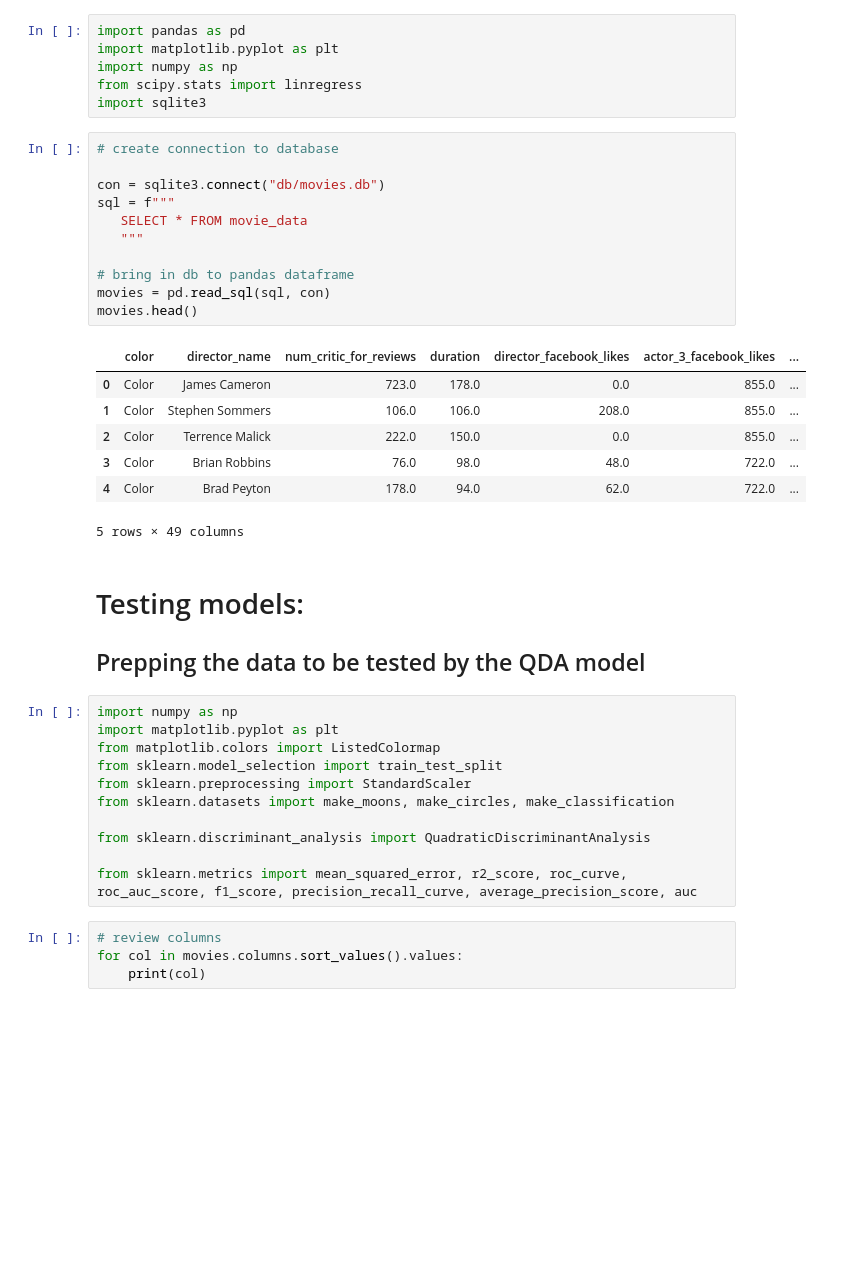
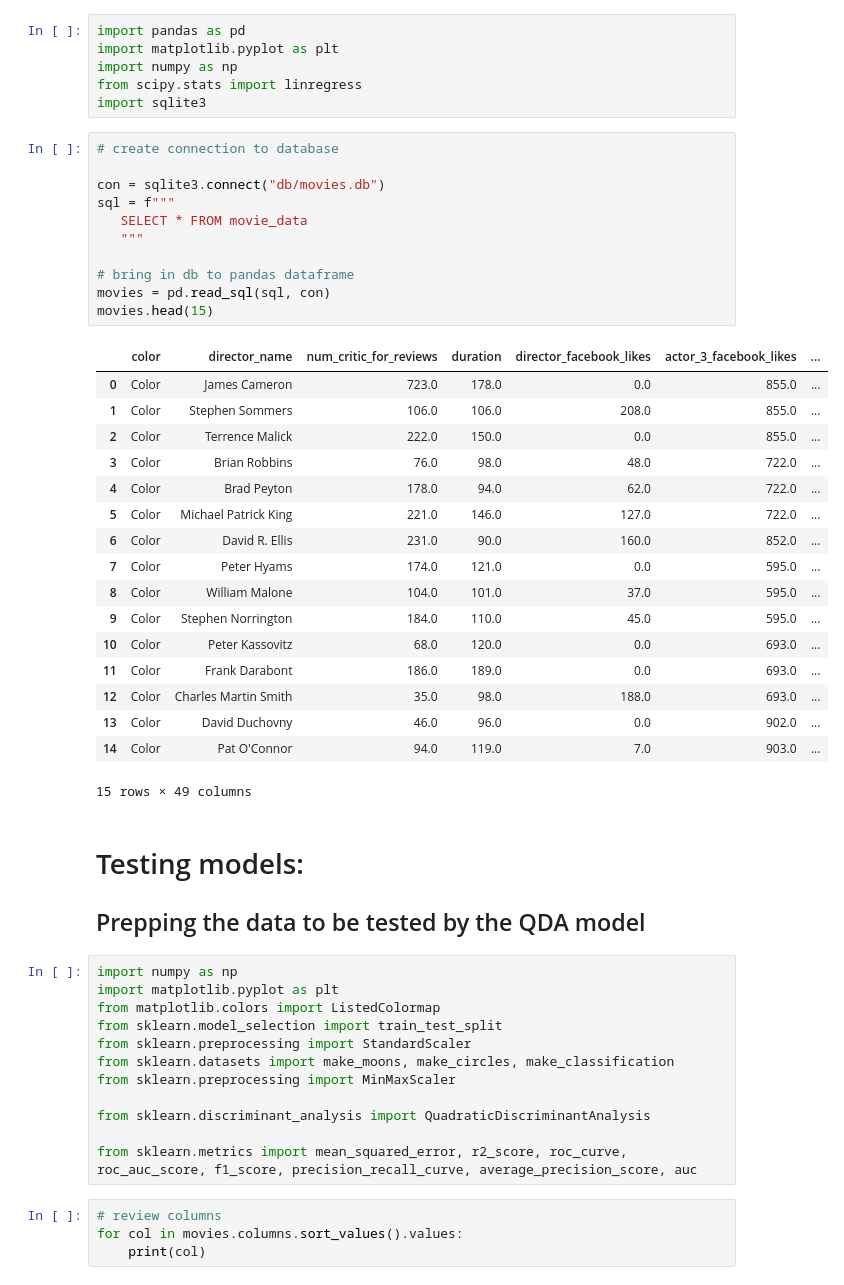
Before and after one commit to styrofomeBoots/project_3, a Jupyter notebook: Angie_PCA_QDA.ipynb, the cells around one changed output. Saved outputs shown, nothing was run; the diff lists cells and outputs as text; blank space fills up the shorter version.

```diff
--- a/Angie_PCA_QDA.ipynb
+++ b/Angie_PCA_QDA.ipynb
@@ -7,22 +7,32 @@ import sqlite3
 # %%
 # create connection to database
 
 con = sqlite3.connect("db/movies.db")
 sql = f"""
    SELECT * FROM movie_data
    """
 
 # bring in db to pandas dataframe
 movies = pd.read_sql(sql, con)
-movies.head()
+movies.head(15)
 # %% [output]
 |  | color | director_name | num_critic_for_reviews | duration | director_facebook_likes | actor_3_facebook_likes | ... |
 | 0 | Color | James Cameron | 723.0 | 178.0 | 0.0 | 855.0 | ... |
 | 1 | Color | Stephen Sommers | 106.0 | 106.0 | 208.0 | 855.0 | ... |
 | 2 | Color | Terrence Malick | 222.0 | 150.0 | 0.0 | 855.0 | ... |
 | 3 | Color | Brian Robbins | 76.0 | 98.0 | 48.0 | 722.0 | ... |
 | 4 | Color | Brad Peyton | 178.0 | 94.0 | 62.0 | 722.0 | ... |
+| 5 | Color | Michael Patrick King | 221.0 | 146.0 | 127.0 | 722.0 | ... |
+| 6 | Color | David R. Ellis | 231.0 | 90.0 | 160.0 | 852.0 | ... |
+| 7 | Color | Peter Hyams | 174.0 | 121.0 | 0.0 | 595.0 | ... |
+| 8 | Color | William Malone | 104.0 | 101.0 | 37.0 | 595.0 | ... |
+| 9 | Color | Stephen Norrington | 184.0 | 110.0 | 45.0 | 595.0 | ... |
+| 10 | Color | Peter Kassovitz | 68.0 | 120.0 | 0.0 | 693.0 | ... |
+| 11 | Color | Frank Darabont | 186.0 | 189.0 | 0.0 | 693.0 | ... |
+| 12 | Color | Charles Martin Smith | 35.0 | 98.0 | 188.0 | 693.0 | ... |
+| 13 | Color | David Duchovny | 46.0 | 96.0 | 0.0 | 902.0 | ... |
+| 14 | Color | Pat O'Connor | 94.0 | 119.0 | 7.0 | 903.0 | ... |
-5 rows × 49 columns
+15 rows × 49 columns
 # %% [markdown]
 # Testing models:
 ## Prepping the data to be tested by the QDA model
@@ -33,6 +43,7 @@ from matplotlib.colors import ListedColormap
 from sklearn.model_selection import train_test_split
 from sklearn.preprocessing import StandardScaler
 from sklearn.datasets import make_moons, make_circles, make_classification
+from sklearn.preprocessing import MinMaxScaler
 
 from sklearn.discriminant_analysis import QuadraticDiscriminantAnalysis
 
```
Also changed, not shown: parts of 40 cells of this notebook, 3 other files.
